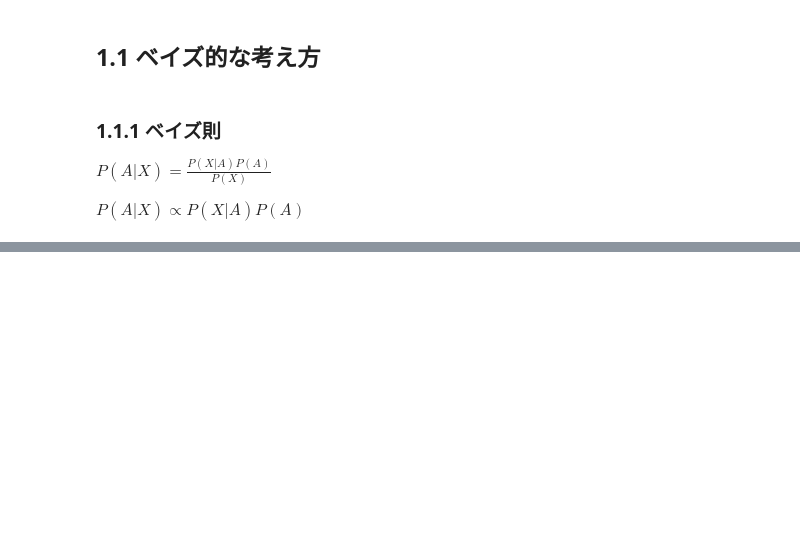
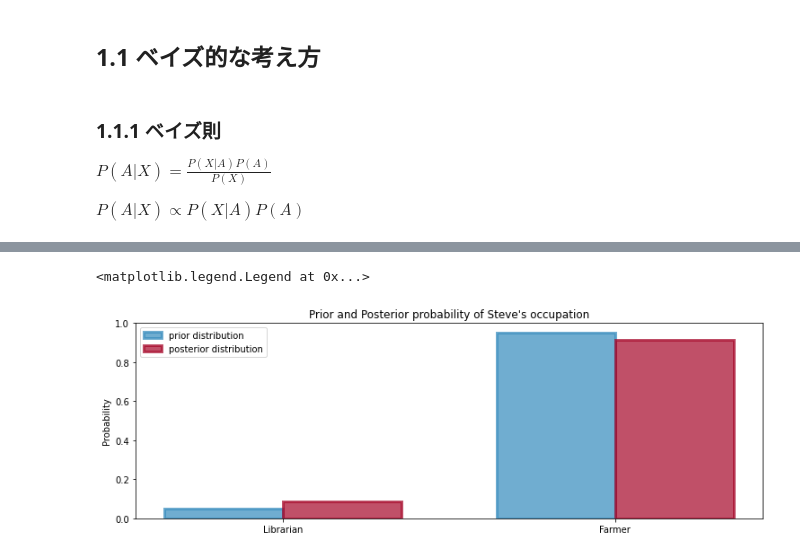
Before and after one commit to tomonari-masada/course2021-stats2, a Jupyter notebook: 01_introduction.ipynb, the cells around one changed output, grey strips where cells are left out. Cells and saved outputs as stored; diff of their text form; code cells hidden in the pictures; blank space fills up the shorter version.

```diff
--- a/01_introduction.ipynb
+++ b/01_introduction.ipynb
@@ -17 +46,27 @@ $P(A|X) \propto P(X|A)P(A)$
+# %%
+figsize(12.5, 4)
+colours = ["#348ABD", "#A60628"]
+
+LEFT = 0.0
+RIGHT = 0.7
+WIDTH = 0.25
+
+prior = [1/21, 20/21]
+posterior = [0.087, 1 - 0.087]
+plt.bar([LEFT, RIGHT], prior, alpha=0.70, width=WIDTH,
+        color=colours[0], label="prior distribution",
+        lw="3", edgecolor=colours[0])
+
+plt.bar([LEFT+WIDTH, RIGHT+WIDTH], posterior, alpha=0.7,
+        width=WIDTH, color=colours[1],
+        label="posterior distribution",
+        lw="3", edgecolor=colours[1])
+
+plt.xticks([LEFT+WIDTH/2, RIGHT+WIDTH/2], ["Librarian", "Farmer"])
+plt.title("Prior and Posterior probability of Steve's occupation")
+plt.ylabel("Probability")
+plt.legend(loc="upper left")
+# %% [output]
+<matplotlib.legend.Legend at 0x...>
+[figure, added]
 # %% [markdown]
```
Also changed, not shown: parts of 7 cells of this notebook.
